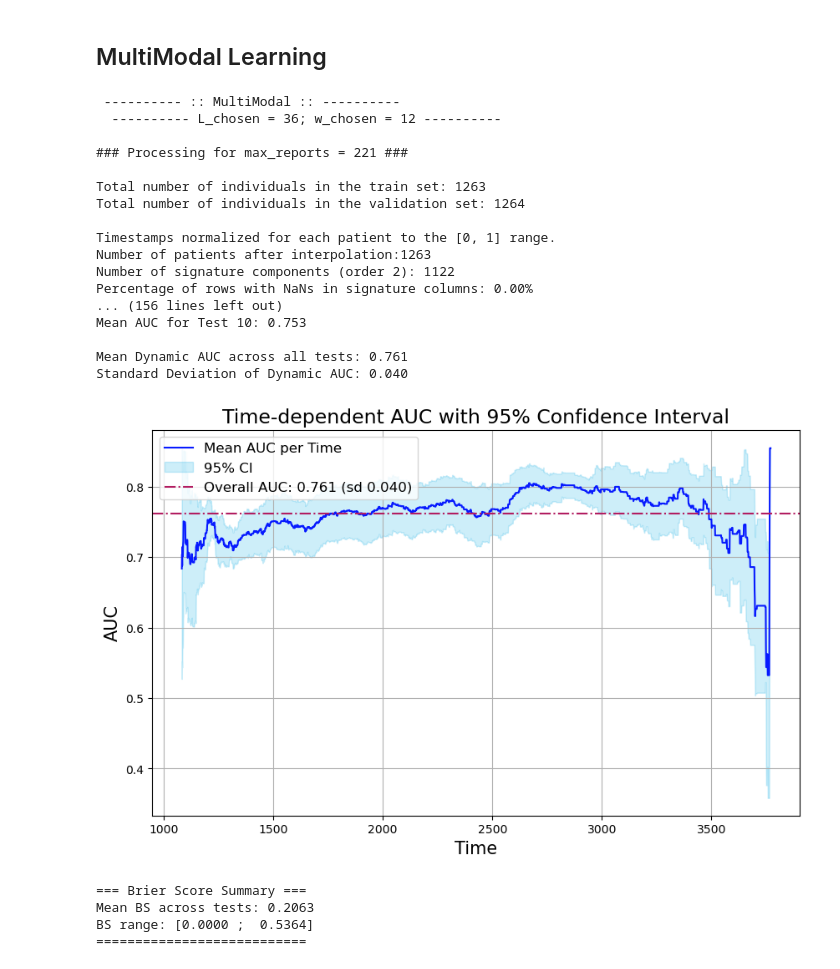
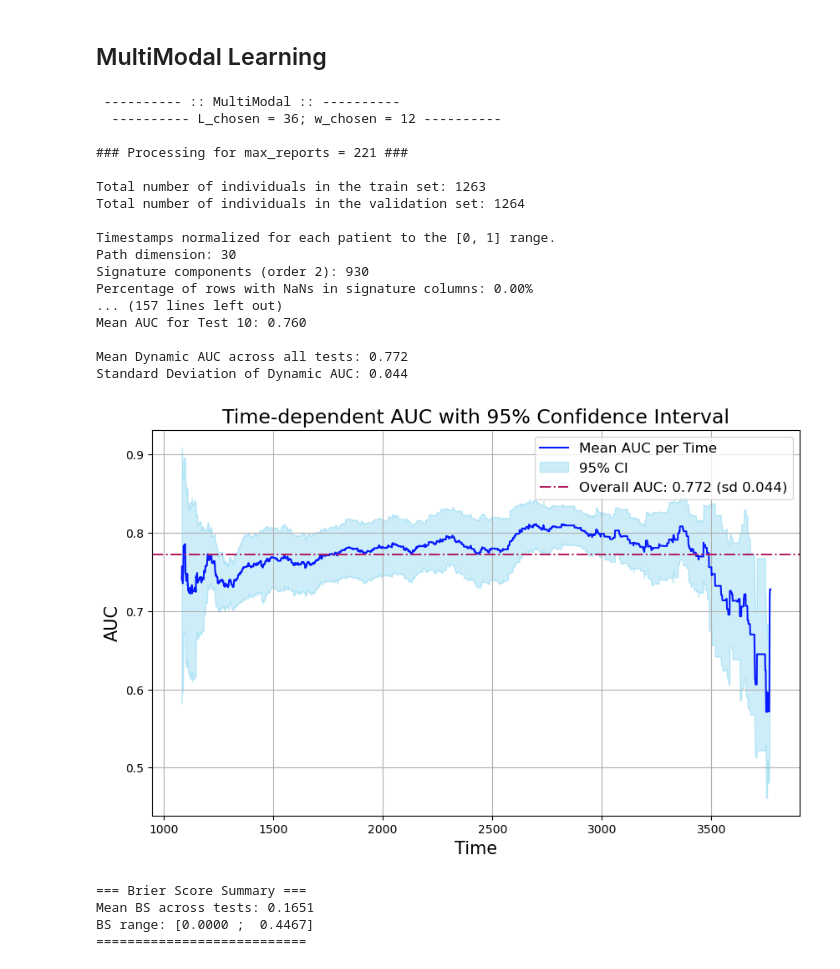
Before and after one commit to multisigbert-2026/MultiSigBERT, a Jupyter notebook: notebooks/multisigbert_study.ipynb, the cells around one changed output. Cells and saved outputs as stored; diff of their text form; code cells hidden in the pictures.

```diff
--- a/notebooks/multisigbert_study.ipynb
+++ b/notebooks/multisigbert_study.ipynb
@@ -417,5 +417,7 @@ BS range: [0.0000 ;  0.4607]
 # %% [markdown]
 ## MultiModal Learning
+# %%
+covariables_list = ['PO', 'TA', 'KAR', 'PL']
 # %%
 start = time.time()
 
@@ -424,7 +426,7 @@ print(f" ---------- :: MultiModal :: ----------\n  ---------- L_chosen = {L_chos
 # Store results
 c_index_test_results_both = []
 df_survival_test_list_both = []
-lambda_l1_CV_both = 0.75
+lambda_l1_CV_both = 1.2
 
 start_learning_process_both = time.time()
 
@@ -452,7 +454,8 @@ start_learning_process_both = time.time()
     lambda_l1_CV          = lambda_l1_CV_both,
     print_progress        = False,
     order_sign            = 2,
-    var_duration          = 'R',
+    var_death             = 'DEATH_L',
+    var_duration          = 'T_days',
     var_struct_seq_list   = covariables_list,
     df_matrix_covar       = df_gamma_L,
     use_other_covar       = True,
@@ -537,41 +540,41 @@ nbr_patients_both = pd.concat(
 duration = (time.time() - start) / 60
 
 # --- Append results to summary ---
 
 results_summary.append({
     "Setting": "Landmark + Reports & Seq Structured Data",
     "nbr_patients": nbr_patients_both,
     "lambda_LASSO": lambda_l1_CV_both,
     "non_nuls_coefs": non_nuls_coefs_all,
     "total_coefs": len(w_sk_both),
     "C-index Train": f"{c_index_train_both:.3f}",
     "Mean C-index (Test)": f"{c_index_test_mean_both:.3f} (sd {c_index_test_std_both:.3f})",
     "Jackknife CI 95%": f"[{lower_bound_both:.3f}, {upper_bound_both:.3f}]",
     "Mean td-AUC": np.round(np.mean(mean_auc_list_both), 3),
     "IBS@3y": f"{IBS_3y_mean_both:.4f} (sd {IBS_3y_std_both:.4f})",
     "IBS@3y CI95%": f"[{lower_IBS_3y_both:.4f}, {upper_IBS_3y_both:.4f}]",
     "Execution Time (min)": np.round(duration, 2)
 })
 # %% [output]
  ---------- :: MultiModal :: ----------
   ---------- L_chosen = 36; w_chosen = 12 ----------
 
 ### Processing for max_reports = 221 ###
 
 Total number of individuals in the train set: 1263
 Total number of individuals in the validation set: 1264
 
 Timestamps normalized for each patient to the [0, 1] range.
-Number of patients after interpolation:1263
-Number of signature components (order 2): 1122
+Path dimension: 30
+Signature components (order 2): 930
 Percentage of rows with NaNs in signature columns: 0.00%
-... (156 lines left out)
-Mean AUC for Test 10: 0.753
+... (157 lines left out)
+Mean AUC for Test 10: 0.760
 
-Mean Dynamic AUC across all tests: 0.761
-Standard Deviation of Dynamic AUC: 0.040
+Mean Dynamic AUC across all tests: 0.772
+Standard Deviation of Dynamic AUC: 0.044
-[figure, old version]
+[figure, new version]
 === Brier Score Summary ===
-Mean BS across tests: 0.2063
-BS range: [0.0000 ;  0.5364]
+Mean BS across tests: 0.1651
+BS range: [0.0000 ;  0.4467]
 ===========================
```
Also changed, not shown: parts of 8 cells of this notebook.
